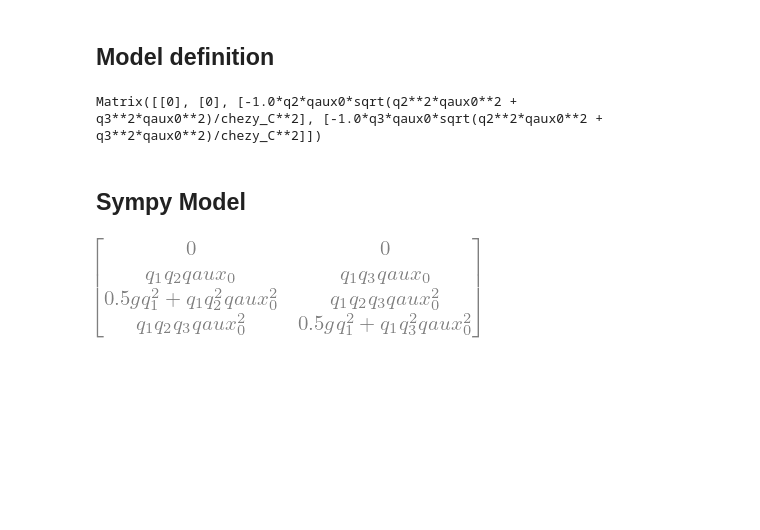
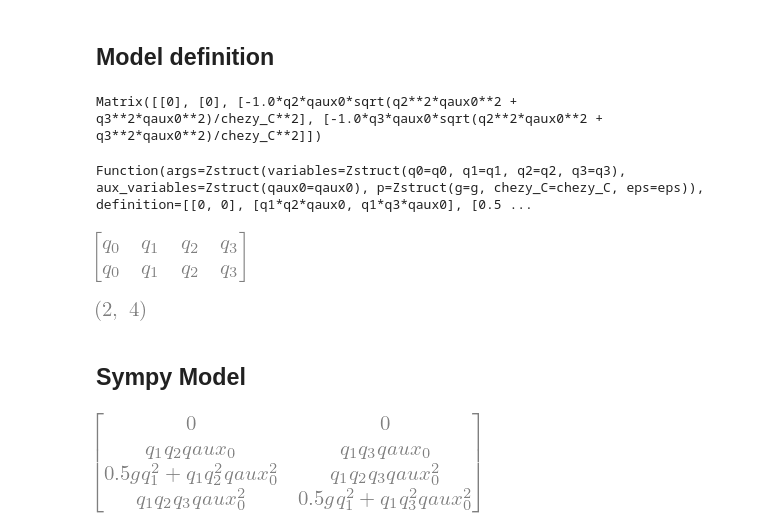
Before and after one commit to ZoomyLab/Zoomy, a Jupyter notebook: web/tutorials/code_printers/to_c.ipynb, the cells around one changed output. Cells and saved outputs as stored; diff of their text form; code cells hidden in the pictures; blank space fills up the shorter version.

```diff
--- a/web/tutorials/code_printers/to_c.ipynb
+++ b/web/tutorials/code_printers/to_c.ipynb
@@ -89,6 +89,18 @@ model = SWEB(
 print(model.source())
 # %% [output]
 Matrix([[0], [0], [-1.0*q2*qaux0*sqrt(q2**2*qaux0**2 + q3**2*qaux0**2)/chezy_C**2], [-1.0*q3*qaux0*sqrt(q2**2*qaux0**2 + q3**2*qaux0**2)/chezy_C**2]])
+# %%
+model.functions.flux
+# %% [output]
+Function(args=Zstruct(variables=Zstruct(q0=q0, q1=q1, q2=q2, q3=q3), aux_variables=Zstruct(qaux0=qaux0), p=Zstruct(g=g, chezy_C=chezy_C, eps=eps)), definition=[[0, 0], [q1*q2*qaux0, q1*q3*qaux0], [0.5 ...
+# %%
+misc.ZArray([misc.ZArray(model.variables.get_list()), misc.ZArray(model.variables.get_list())])
+# %% [output]
+[figure, added]
+# %%
+misc.ZArray([misc.ZArray(model.variables.get_list()), misc.ZArray(model.variables.get_list())]).shape
+# %% [output]
+[figure, added]
 # %% [markdown]
 ## Sympy Model
 # %%
```
Also changed, not shown: parts of 6 cells of this notebook, 19 other files.
